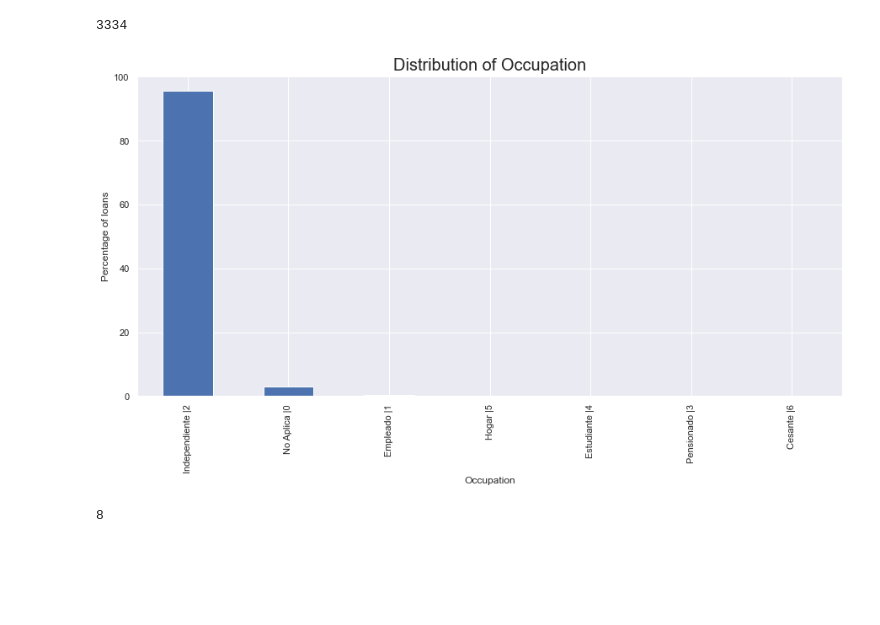
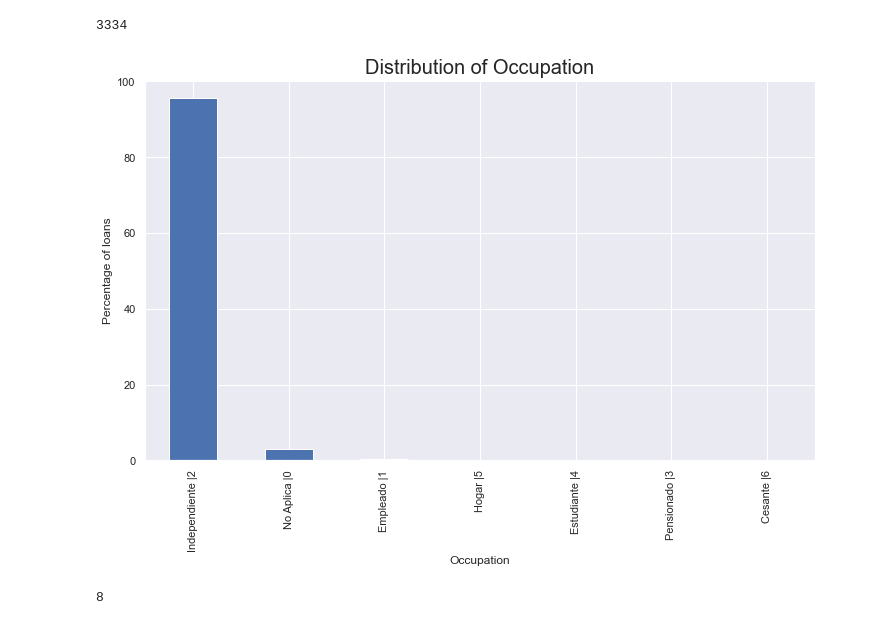
Before and after one commit to hdt94/ds4a-project, a Jupyter notebook: analytics/exploring/EDA_Clientes.ipynb, the cells around one changed output. Cells and saved outputs as stored; diff of their text form; code cells hidden in the pictures; blank space fills up the shorter version.

```diff
--- a/analytics/exploring/EDA_Clientes.ipynb
+++ b/analytics/exploring/EDA_Clientes.ipynb
@@ -89,3 +89,5 @@ clientes_df.head()
 | 2 | FA2274 | 45 | 2.0 | YOPAL |1 | Microfinanciero | 0.0 | Negocio o Microempresa |NM | ... |
 | 3 | FA22995 | 44 | 1.0 | YOPAL |1 | Microfinanciero | 0.0 | Negocio o Microempresa |NM | ... |
 | 4 | FA15635 | 51 | 3.0 | YOPAL |1 | Microfinanciero | 14104888.0 | Negocio o Microempresa |NM | ... |
+# %%
+clientes_df.SUELDO_BASICO = clientes_df.SUELDO_BASICO /1000000
@@ -250,13 +287,13 @@ print(clientes_df['OFICIO'].isnull().sum())
 3334
 # %%
 # Plotting a Histogram
-((100*clientes_df.OCUPACION.value_counts()[:30].nlargest(40))/len(clientes_df)).plot(kind='bar', figsize=(15,7))
+((100*clientes_df.OCUPACION.value_counts()[:30].nlargest(40))/len(clientes_df)).plot(kind='bar', figsize=(12,7))
 plt.title("Distribution of Occupation", fontsize=20)
 plt.xticks(rotation=90)
 plt.ylabel("Percentage of loans")
 plt.xlabel("Occupation");
 # %% [output]
-[figure, old version]
+[figure, new version]
 # %%
 len(clientes_df['OCUPACION'].unique())
 # %% [output]
```
Also changed, not shown: parts of 9 cells of this notebook, 4 other files.
